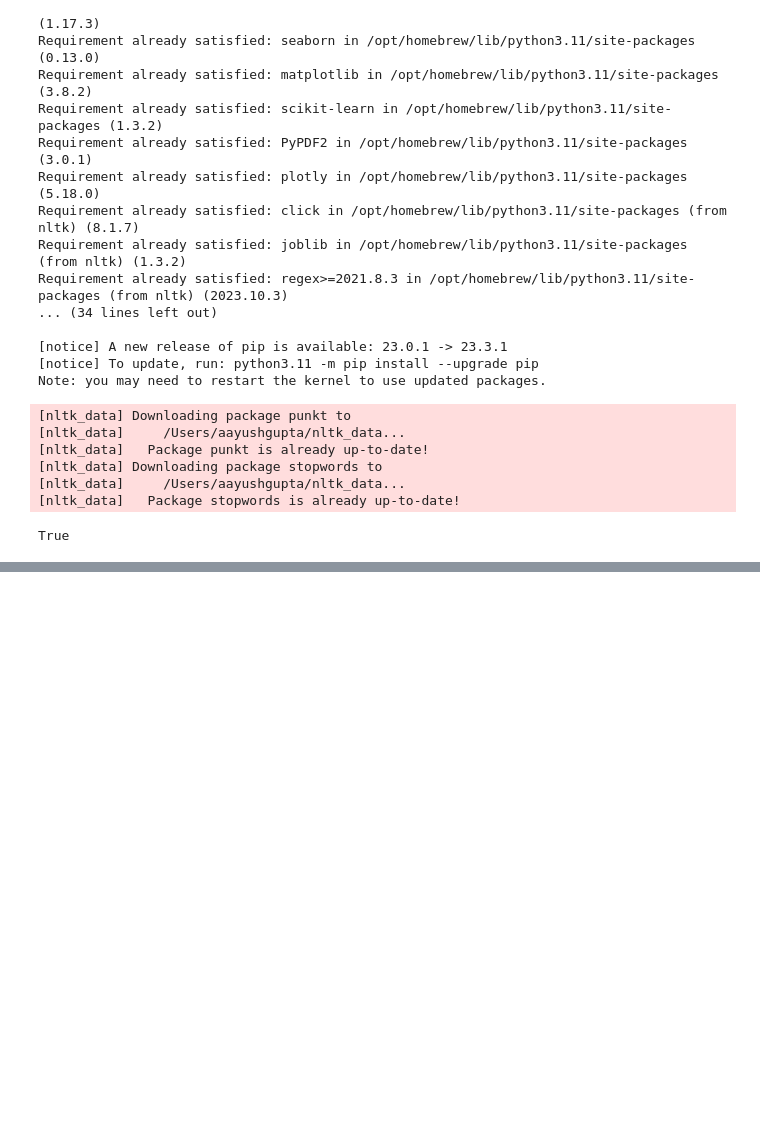
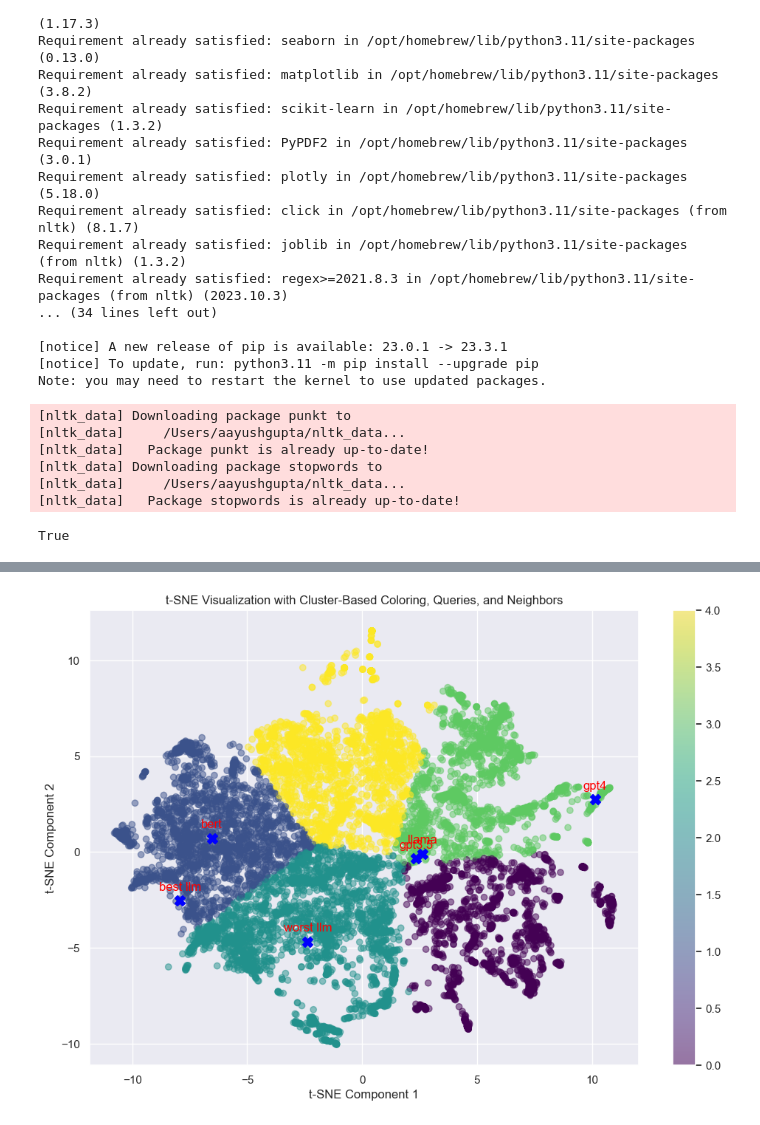
Before and after one commit to trigaten/The_Prompt_Report, a Jupyter notebook: scripts/semantic_search.ipynb, the cells around one changed output, grey strips where cells are left out. Drawn from its saved outputs; the diff is of its cells as text; code cells hidden in the pictures; blank space fills up the shorter version.

```diff
--- a/scripts/semantic_search.ipynb
+++ b/scripts/semantic_search.ipynb
@@ -95,7 +95,7 @@ def query_similar_words(query, index, embeddings_dict, top_n=5):
 
     return similar_words_with_titles
 # %%
-with open('new_word_embeddings.pkl', 'rb') as f:
+with open('word_embeddings.pkl', 'rb') as f:
     embeddings_dict = pickle.load(f)
 # %%
 # Build Annoy index
@@ -162,7 +162,7 @@ def optimized_plot_embeddings(embeddings_dict, query, index, top_n=5):
     for i, word in enumerate(nearest_neighbors_words):
         nn_index = -top_n + i
         plt.scatter(tsne_results[nn_index, 0], tsne_results[nn_index, 1], color='red', edgecolors='black', s=100)
-        plt.annotate(word, (tsne_results[nn_index, 0], tsne_results[nn_index, 1]), textcoords="offset points", xytext=(0,10), ha='center')
+        # plt.annotate(word, (tsne_results[nn_index, 0], tsne_results[nn_index, 1]), textcoords="offset points", xytext=(0,10), ha='center')
 
     plt.title('t-SNE Visualization with Cluster-Based Coloring, Query, and Neighbors')
     plt.xlabel('t-SNE Component 1')
@@ -175,0 +178,75 @@ optimized_plot_embeddings(embeddings_dict, "gpt4", annoy_index, top_n=5)
+# %%
+import numpy as np
+import matplotlib.pyplot as plt
+import random
+from sklearn.manifold import TSNE
+import seaborn as sns
+from sklearn.cluster import KMeans
+
+def optimized_plot_embeddings(embeddings_dict, queries, index, top_n=5):
+    # Extract embeddings and corresponding words
+    words, embeddings = zip(*[(word, data['embedding']) for word, data in embeddings_dict.items() if data['embedding'] is not None])
+
+    # Randomly sample 10k embeddings
+    sample_size = min(10000, len(embeddings))
+    sampled_indices = random.sample(range(len(embeddings)), sample_size)
+    sampled_embeddings = [embeddings[i] for i in sampled_indices]
+    sampled_words = [words[i] for i in sampled_indices]
+
+    # Initialize lists for query embeddings and nearest neighbors
+    query_embeddings = []
+    nearest_neighbors_embeddings = []
+    nearest_neighbors_words = []
+
+    # Process each query
+    for query in queries:
+        # Get the query embedding
+        query_embedding = embeddings_dict.get(query, {'embedding': None})['embedding']
+        if query_embedding is None:
+            query_embedding = embed_words_batch([query])[0]  # Replace with your actual embedding function
+
+        # Add the query embedding
+        query_embeddings.append(query_embedding)
+
+        # # Add nearest neighbors of the query
+        # nearest_neighbors_indices = index.get_nns_by_vector(query_embedding, top_n)
+        # nearest_neighbors_embeddings += [embeddings[i] for i in nearest_neighbors_indices]
+        # nearest_neighbors_words += [words[i] for i in nearest_neighbors_indices]
+
+    # Combine sampled embeddings, query embeddings, and nearest neighbors embeddings
+    extended_embeddings = np.vstack(sampled_embeddings + query_embeddings + nearest_neighbors_embeddings)
+
+    # TSNE for dimensionality reduction
+    tsne = TSNE(n_components=2, verbose=1, perplexity=40, n_iter=300)
+    tsne_results = tsne.fit_transform(extended_embeddings)
+
+    # KMeans for cluster-based coloring
+    num_clusters = 5
+    kmeans = KMeans(n_clusters=num_clusters)
+    clusters = kmeans.fit_predict(tsne_results[:-1-len(queries)-len(nearest_neighbors_embeddings)])
+
+    # Plotting
+    sns.set(style='darkgrid')
+    plt.figure(figsize=(12, 8))
+
+    # Scatter plot for sampled embeddings with cluster coloring
+    scatter = plt.scatter(tsne_results[:-1-len(queries)-len(nearest_neighbors_embeddings), 0], tsne_results[:-1-len(queries)-len(nearest_neighbors_embeddings), 1], c=clusters, alpha=0.5, cmap='viridis')
+
+    # Highlight the queries and their nearest neighbors
+    for i, query in enumerate(queries):
+        plt.scatter(tsne_results[-1-len(queries)+i, 0], tsne_results[-1-len(queries)+i, 1], color='blue', marker='X', s=100)
+        plt.annotate(query, (tsne_results[-1-len(queries)+i, 0], tsne_results[-1-len(queries)+i, 1]), textcoords="offset points", color='red',xytext=(0,10), ha='center')
+
+        for j, word in enumerate(nearest_neighbors_words[i * top_n:(i + 1) * top_n]):
+            nn_index = -len(queries) - len(nearest_neighbors_embeddings) + (i * top_n) + j
+            plt.scatter(tsne_results[nn_index, 0], tsne_results[nn_index, 1], color='red', edgecolors='black', s=100)
+
+    plt.title('t-SNE Visualization with Cluster-Based Coloring, Queries, and Neighbors')
+    plt.xlabel('t-SNE Component 1')
+    plt.ylabel('t-SNE Component 2')
+    plt.colorbar(scatter)
+    plt.show()
+
+optimized_plot_embeddings(embeddings_dict, ["gpt4", "gpt3.5", "llama", "bert", "best llm", "worst llm"], annoy_index, top_n=5)
+# optimized_plot_embeddings(embeddings_dict, ["Chain-of-Thought", "Few-Shot", "Role Prompting"], annoy_index, top_n=5)
+# %% [output]
@@ -175,0 +270 @@ optimized_plot_embeddings(embeddings_dict, "gpt4", annoy_index, top_n=5)
+[figure, added]
```
Also changed, not shown: parts of 5 cells of this notebook, 2 other files.
